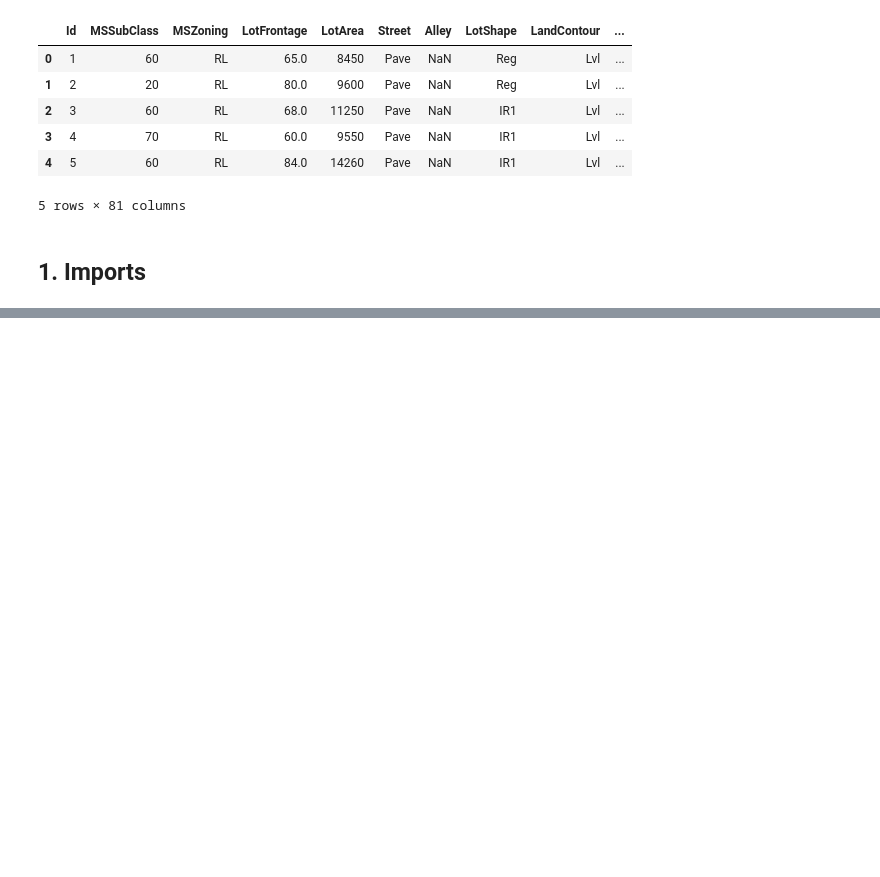
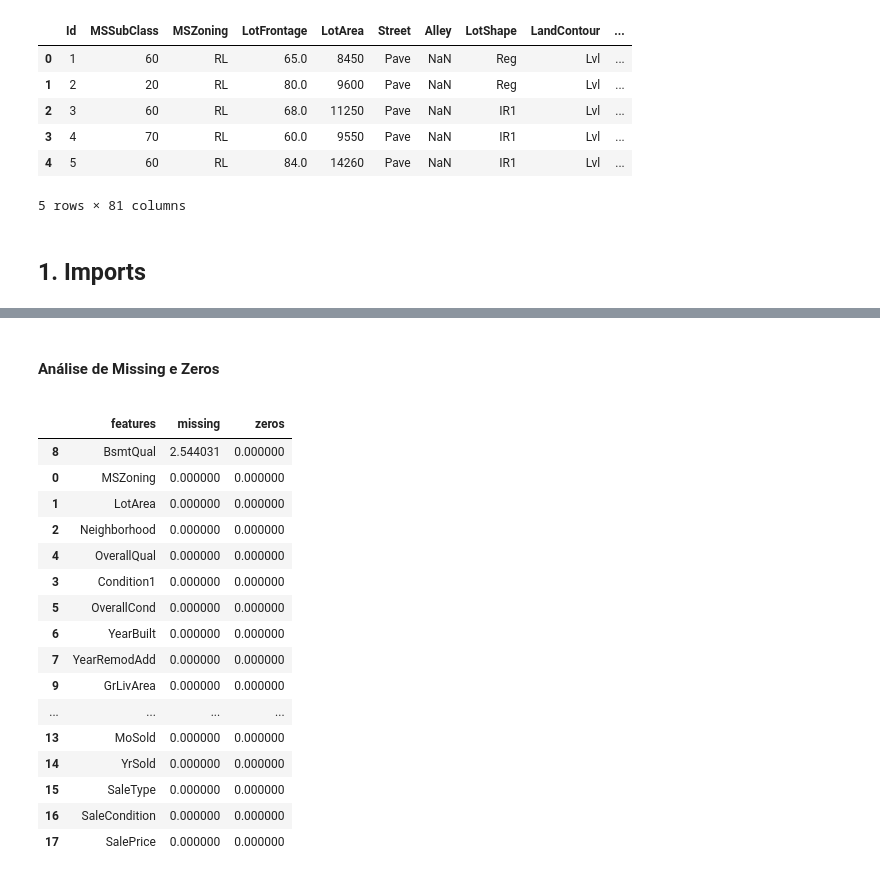
Before and after one commit to joaossoliveira/House-price, a Jupyter notebook: House_Price1.ipynb, the cells around one changed output, grey strips where cells are left out. Saved outputs shown, nothing was run; the diff lists cells and outputs as text; code cells hidden in the pictures; blank space fills up the shorter version.

Commit message:
Analise Exploratória

```diff
--- a/House_Price1.ipynb
+++ b/House_Price1.ipynb
@@ -67,0 +137,3 @@ warnings.filterwarnings("ignore")
+# %%
+df = pd.concat([X_train,y_train],axis= 1)
+df.shape
@@ -67,0 +205,48 @@ warnings.filterwarnings("ignore")
+# %% [markdown]
+#### Análise de Missing e Zeros
+<a id="analise-de-missing-zeros"></a>
+# %%
+# Calcular percentual de valores ausentes e zeros para cada variável
+
+# Percentual de valores ausentes (NaN) para cada variável
+missing_percent = df.isnull().mean() * 100  # O método isnull() retorna um DataFrame booleano onde True indica valores ausentes. Mean() calcula a média (porcentagem) de valores ausentes.
+
+# Percentual de zeros para cada variável
+zeros_percent = (df == 0).mean() * 100  # O código (df == 0) cria um DataFrame booleano, onde True representa zeros. Mean() calcula a porcentagem de zeros.
+
+# Criar um DataFrame para mostrar os resultados de valores ausentes e zeros
+missing_zeros_df = pd.DataFrame({
+    'features': df.columns,  # Coluna com o nome das variáveis
+    'missing': missing_percent,  # Coluna com percentual de valores ausentes
+    'zeros': zeros_percent  # Coluna com percentual de zeros
+})
+
+# Resetando o índice para garantir que não haja problemas com duplicação de colunas
+missing_zeros_df.reset_index(drop=True, inplace=True)
+
+# Ordenar o DataFrame pelas variáveis com maior percentual de valores ausentes
+missing_zeros_df = missing_zeros_df.sort_values(by='missing', ascending=False)  # Ordena o DataFrame pela coluna 'missing', de forma decrescente.
+
+# Exibir o DataFrame corrigido com a coluna 'features' com o nome correto
+missing_zeros_df = missing_zeros_df[['features', 'missing', 'zeros']]  # Selecionando apenas as colunas desejadas
+
+# Exibir o DataFrame final
+missing_zeros_df
+# %% [output]
+|  | features | missing | zeros |
+| 8 | BsmtQual | 2.544031 | 0.000000 |
+| 0 | MSZoning | 0.000000 | 0.000000 |
+| 1 | LotArea | 0.000000 | 0.000000 |
+| 2 | Neighborhood | 0.000000 | 0.000000 |
+| 4 | OverallQual | 0.000000 | 0.000000 |
+| 3 | Condition1 | 0.000000 | 0.000000 |
+| 5 | OverallCond | 0.000000 | 0.000000 |
+| 6 | YearBuilt | 0.000000 | 0.000000 |
+| 7 | YearRemodAdd | 0.000000 | 0.000000 |
+| 9 | GrLivArea | 0.000000 | 0.000000 |
+| ... | ... | ... | ... |
+| 13 | MoSold | 0.000000 | 0.000000 |
+| 14 | YrSold | 0.000000 | 0.000000 |
+| 15 | SaleType | 0.000000 | 0.000000 |
+| 16 | SaleCondition | 0.000000 | 0.000000 |
+| 17 | SalePrice | 0.000000 | 0.000000 |
```
Also changed, not shown: parts of 20 cells of this notebook.
